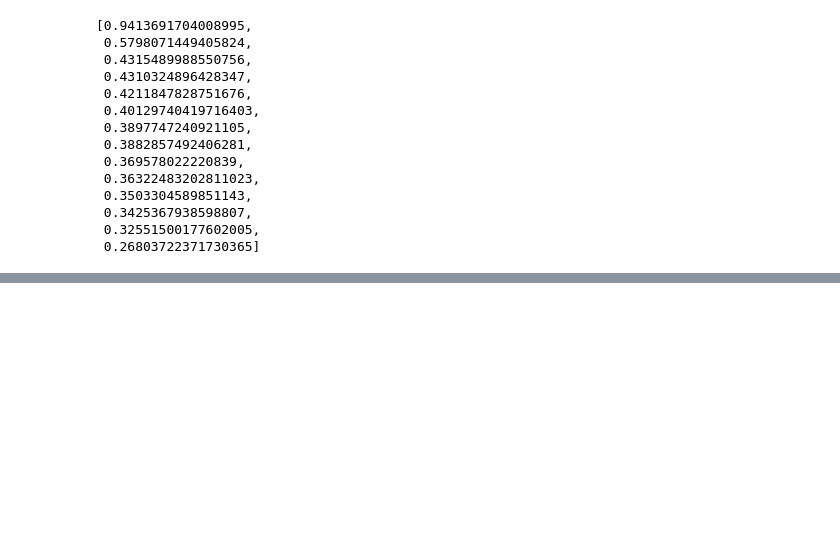
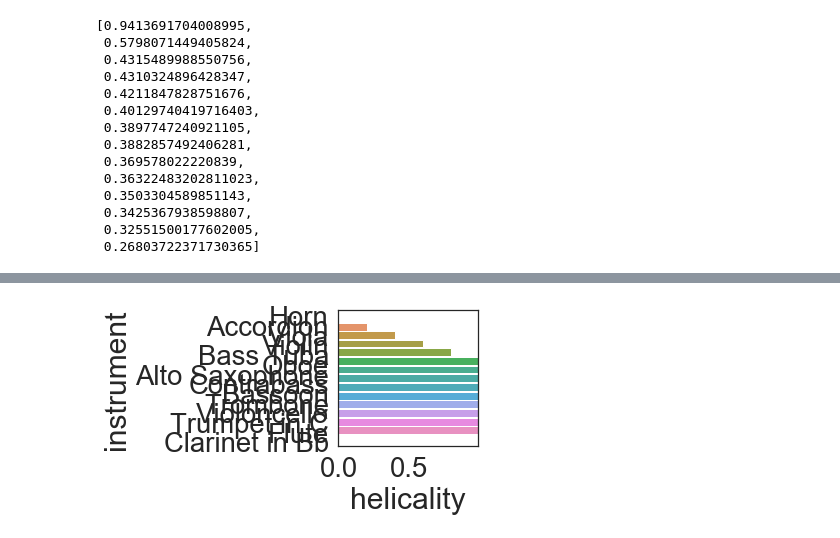
Before and after one commit to sripathisridhar/sridhar2020ismir, a Jupyter notebook: testbench.ipynb, the cells around one changed output, grey strips where cells are left out. Saved outputs shown, nothing was run; the diff lists cells and outputs as text; code cells hidden in the pictures; blank space fills up the shorter version.

```diff
--- a/testbench.ipynb
+++ b/testbench.ipynb
@@ -94,0 +107,26 @@ len(data_dict.keys())
+# %%
+sns.set_style("white", rc={"figure.figsize":(5,5)})
+ax = sns.barplot(x="helicality", y="instrument", data=df_helicality)
+
+# Set these based on your column counts
+columncounts = 20*np.arange(14)
+
+# Maximum bar width is 1. Normalise counts to be in the interval 0-1. Need to supply a maximum possible count here as maxwidth
+def normaliseCounts(widths,maxwidth):
+    widths = np.array(widths)/float(maxwidth)
+    return widths
+
+widthbars = normaliseCounts(columncounts,100)
+
+# Loop over the bars, and adjust the width (and position, to keep the bar centred)
+for bar,newwidth in zip(ax.patches,widthbars):
+    x = bar.get_y()
+    width = bar.get_width()
+    centre = x+width/2.
+
+    bar.set_y(centre-newwidth/2.)
+    bar.set_width(newwidth)
+
+plt.show()
+# %% [output]
+[figure, added]
```
Also changed, not shown: parts of 5 cells of this notebook, 29 other files.
